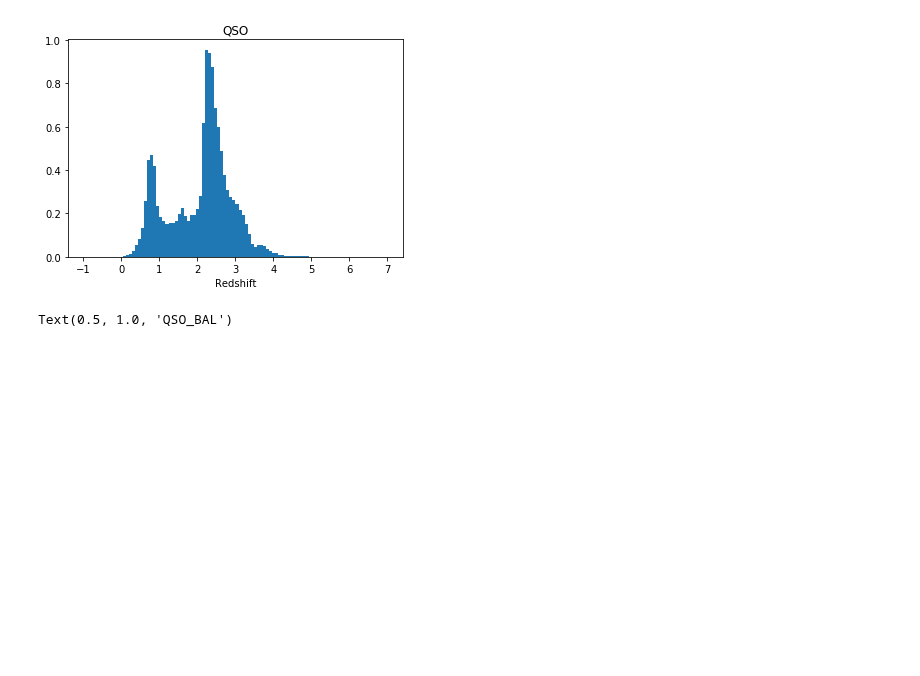
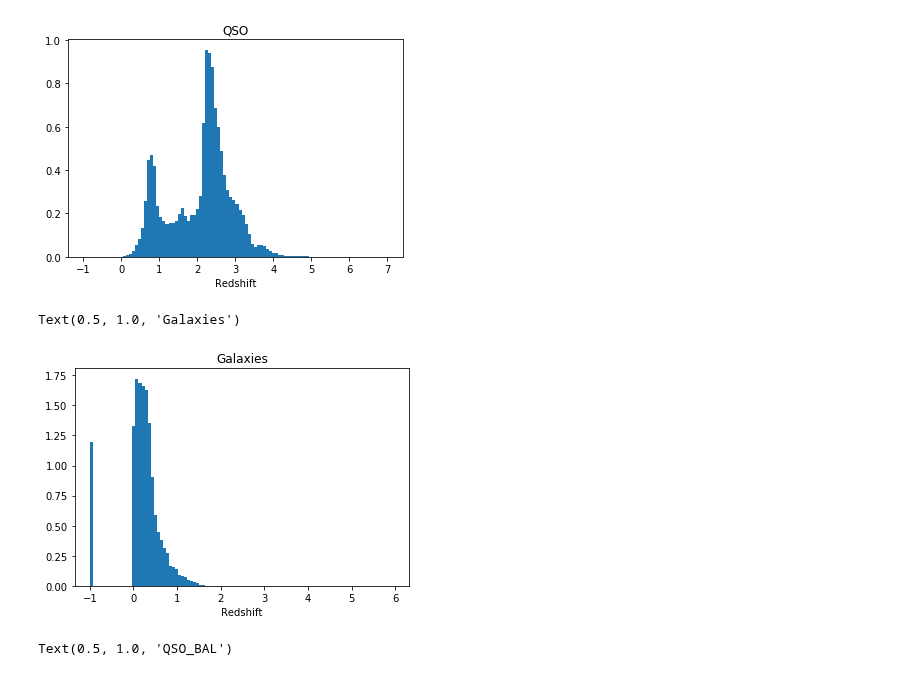
Before and after one commit to MrX1997/Reportes-Proyecto-de-Monograf-a, a Jupyter notebook: Noteboooks/Data_Loader_1.0.ipynb, the cells around one changed output. Drawn from its saved outputs; the diff is of its cells as text; code cells hidden in the pictures; blank space fills up the shorter version.

```diff
--- a/Noteboooks/Data_Loader_1.0.ipynb
+++ b/Noteboooks/Data_Loader_1.0.ipynb
@@ -173,6 +154,9 @@ T_ID=T_ID[i]
 # %%
 ii=C_P==3
 oo=C_P==30
+ee=C_P==4
+
+Z_VI_G=Z_VI[ee]
 Z_VI_QSO=Z_VI[ii]
 Z_VI_QSO_BAL=Z_VI[oo]
 plt.hist(Z_VI_QSO,100,density=True)
@@ -181,6 +165,13 @@ plt.title('QSO')
 # %% [output]
 Text(0.5, 1.0, 'QSO')
 [figure]
+# %%
+plt.hist(Z_VI_G,100,density=True)
+plt.xlabel('Redshift')
+plt.title('Galaxies')
+# %% [output]
+Text(0.5, 1.0, 'Galaxies')
+[figure, added]
 # %%
 plt.hist(Z_VI_QSO_BAL,100,density=True)
 plt.xlabel('Redshift')
```
Also changed, not shown: parts of 1 cell of this notebook, 3 other files.
